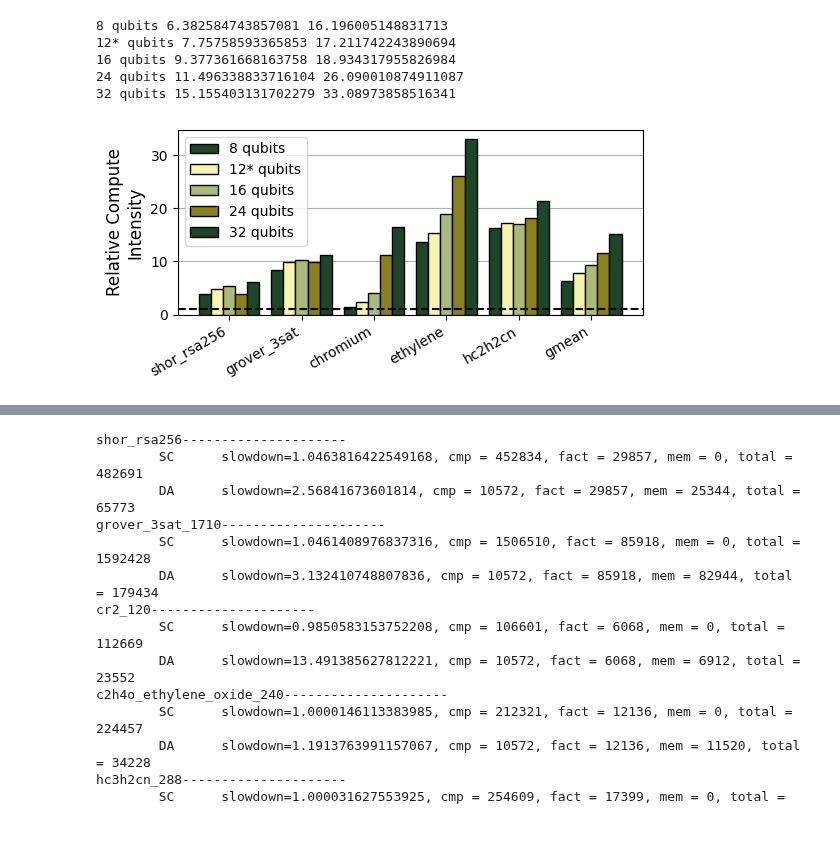
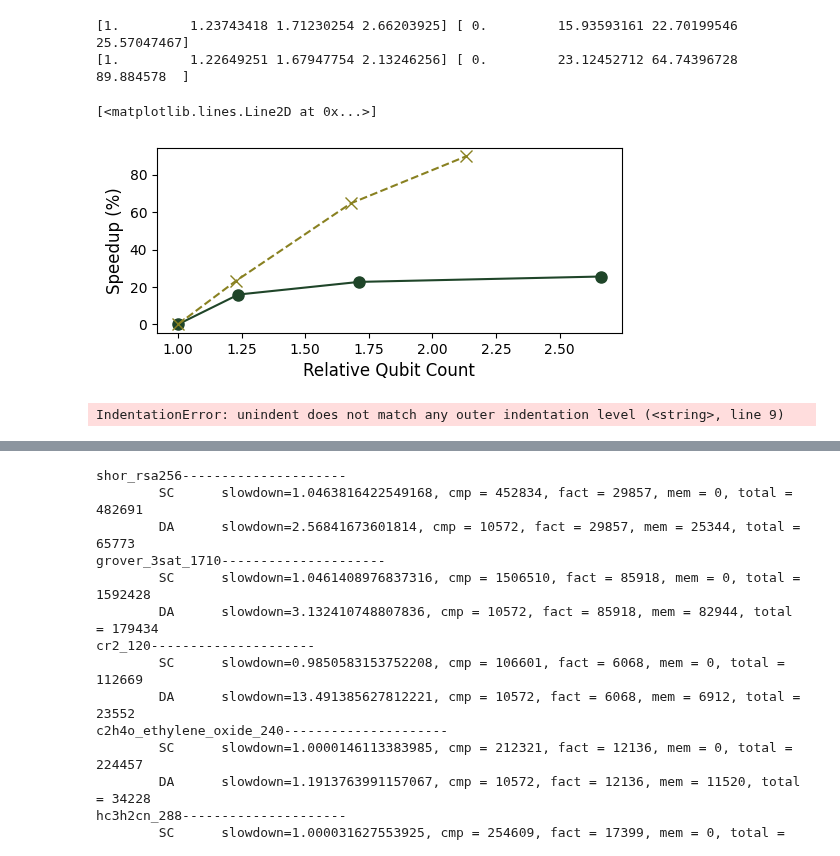
Before and after one commit to suhaskvittal/quicksilver, a Jupyter notebook: scripts/plotting.ipynb, the cells around one changed output, grey strips where cells are left out. Saved outputs shown, nothing was run; the diff lists cells and outputs as text; code cells hidden in the pictures.

```diff
--- a/scripts/plotting.ipynb
+++ b/scripts/plotting.ipynb
@@ -271,10 +261,78 @@ EIF 71.201745698 183.0136009
+# %%
+'''
+    HINT PERFORMANCE/QUBIT SENSITIVITY
+'''
+
+fig, ax = plt.subplots()
+fig.set_size_inches(6.0,2.4)
+ax.set_xlabel('Relative Qubit Count', fontsize=12)
+ax.set_ylabel('Speedup (%)', fontsize=12)
+
+reference = aggregate_stats_by_policy(f'{STATS_FOLDER}/simulation_results/hint_a12')
+
+def _get_qubit_count(d, benchmark) -> float:
+    qubits = float(_nested_dict_access(d[benchmark], 'COMPUTE_PHYSICAL_QUBITS'))
+    if 'ED_PHYSICAL_QUBITS' in d[benchmark]:
+        qubits += float(_nested_dict_access(d[benchmark], 'ED_PHYSICAL_QUBITS'))
+    return qubits
+
+def _get_relative_qubit_count(d):
+    b = BENCHMARKS[0]  # only need one benchmark since only the computes ubsystem capacity and EPR overhead changes
+    return _get_qubit_count(d, b) / _get_qubit_count(reference, b)
+
+# first, plot the slowdowns w.r.t. varying EPR buffer capacity\
+X_epr, Y_epr = [], []
+for u in [2, 4, 8, 16]:
+    if u == 2:
+        policy = 'hint_a12'
+    elif u == -1:
+        policy = 'hint_ed_sensitivity_perfect'
+    else:
+        policy = f'hint_ed_sensitivity_u{u}'
+    d = aggregate_stats_by_policy(f'{STATS_FOLDER}/simulation_results/{policy}')
+    # compute gmean:
+    x = _get_relative_qubit_count(d)
+    _Y = []
+    for b in BENCHMARKS:
+        ref = float(_nested_dict_access(reference[b], 'CLIENT 0/KIPS'))
+        y = float(_nested_dict_access(d[b], 'CLIENT 0/KIPS'))
+        _Y.append(y/ref)
+    gm = sp.stats.gmean(_Y)
+    X_epr.append(x)
+    Y_epr.append((gm-1)*100)
+print(np.array(X_epr), np.array(Y_epr))
+ax.plot(X_epr, Y_epr, 'o-', color=C1, ms=8)
+
+# second, plot the speedups w.r.t. varying compute subsystem capacity
+X_a, Y_a = [], []
+for a in [12, 16, 24, 32]:
+    policy = f'hint_a{a}'
+    d = aggregate_stats_by_policy(f'{STATS_FOLDER}/simulation_results/{policy}')
+    x = _get_relative_qubit_count(d)
+    _Y = []
+    for b in BENCHMARKS:
+        ref = float(_nested_dict_access(reference[b], 'CLIENT 0/KIPS'))
+        y = float(_nested_dict_access(d[b], 'CLIENT 0/KIPS'))
+        _Y.append(y/ref)
+    gm = sp.stats.gmean(_Y)
+    X_a.append(x)
+    Y_a.append((gm-1)*100)
+print(np.array(X_a), np.array(Y_a))
+ax.plot(X_a, Y_a, 'x--', color=C4, ms=8)
+# %% [output]
+[1.         1.23743418 1.71230254 2.66203925] [ 0.         15.93593161 22.70199546 25.57047467]
+[1.         1.22649251 1.67947754 2.13246256] [ 0.         23.12452712 64.74396728 89.884578  ]
+[<matplotlib.lines.Line2D at 0x...>]
+[figure, added]
 # %%
 ## plot compute intensity different qubit counts
 fig, ax = plt.subplots()
 fig.set_size_inches(6.0, 2.4)
 
 baselines, configs = [], []
-for c in [8, 12, 16, 24, 32]:
+for c in [8, 12, 16, 24, 32]:.8,1],
+              normalize_results_to_policy='baseline',
+              mean_type='gmean')
     baselines.append(filter_policy_by_suffix(c_viszlai, f'c{c}_100M'))
     configs.append(filter_policy_by_suffix(c_hint, f'c{c}_100M'))
 
@@ -289,9 +347,4 @@ plot_relative_stat(ax,
 ax.axhline(y=1, linestyle='--', color='k', zorder=3)
 plt.savefig(f'{PLOTS}/intensity_sensitivity.pdf', bbox_inches='tight')
 # %% [output]
-8 qubits 6.382584743857081 16.196005148831713
-12* qubits 7.75758593365853 17.211742243890694
-16 qubits 9.377361668163758 18.934317955826984
-24 qubits 11.496338833716104 26.090010874911087
-32 qubits 15.155403131702279 33.08973858516341
+IndentationError: unindent does not match any outer indentation level (<string>, line 9)
-[figure, removed]
```
Also changed, not shown: parts of 13 cells of this notebook, 9 other files.
